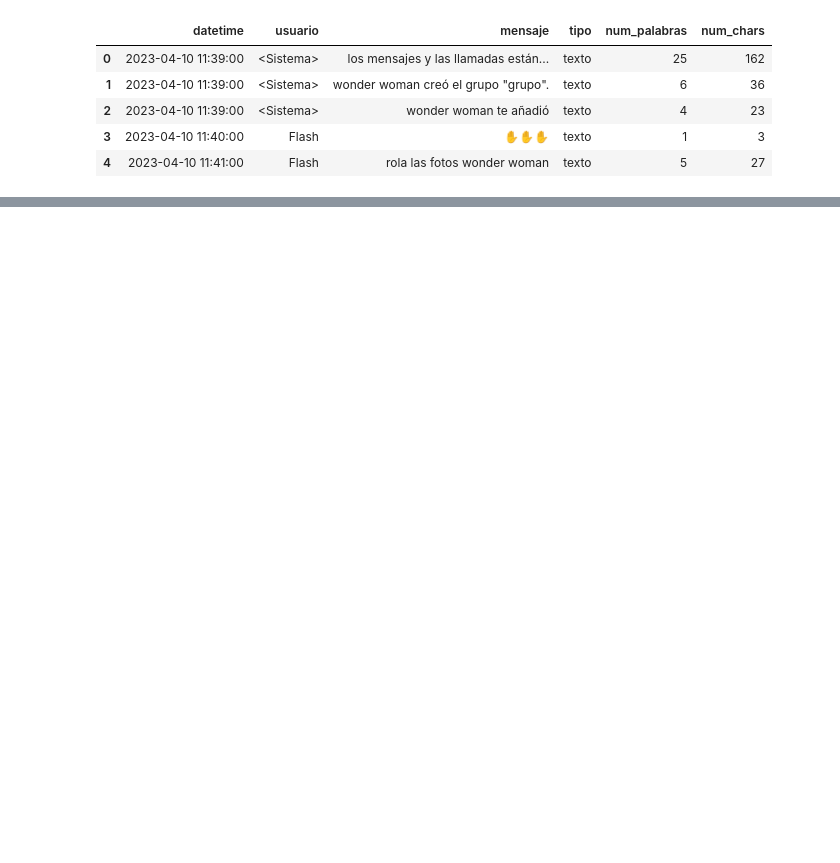
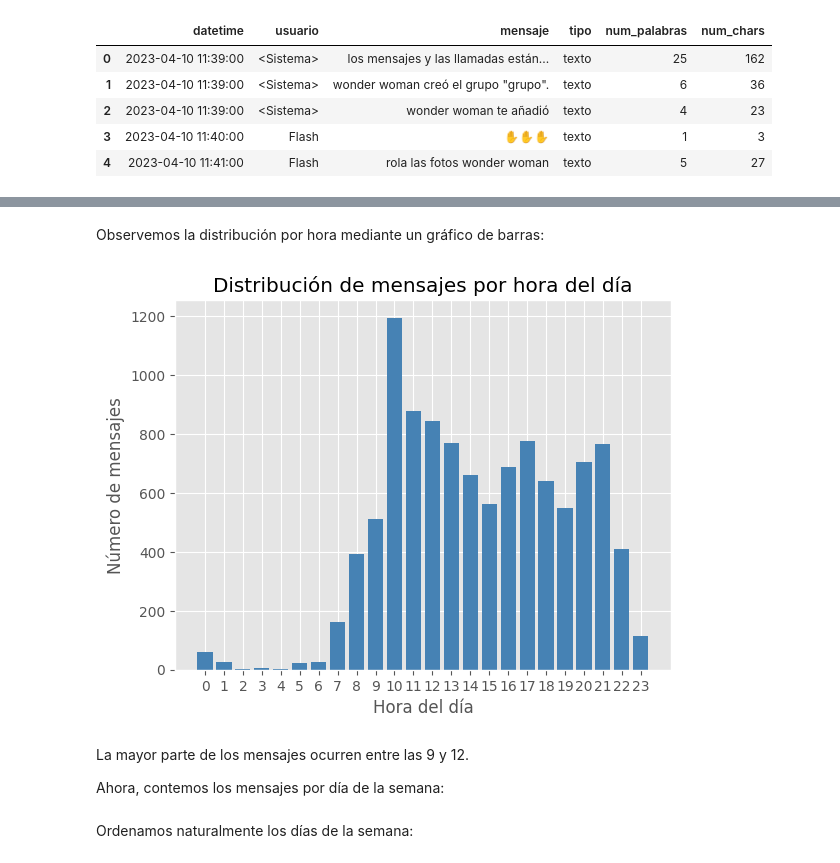
Before and after one commit to isaultirado77/whatsapp, a Jupyter notebook: notebooks/whatsapp_analysis.ipynb, the cells around one changed output, grey strips where cells are left out. Drawn from its saved outputs; the diff is of its cells as text; code cells hidden in the pictures; blank space fills up the shorter version.

```diff
--- a/notebooks/whatsapp_analysis.ipynb
+++ b/notebooks/whatsapp_analysis.ipynb
@@ -298,0 +549,3 @@ df.head()
+# %%
+df['hour'] = df['datetime'].dt.hour
+df['day_of_week'] = df['datetime'].dt.day_name(locale='es_ES')
@@ -298,0 +556,17 @@ df.head()
+# %%
+hourly_counts = df.groupby('hour').size()
+# %% [markdown]
+Observemos la distribución por hora mediante un gráfico de barras:
+# %%
+plt.bar(hourly_counts.index, hourly_counts.values, color="steelblue")
+plt.xticks(range(0,24))
+plt.xlabel("Hora del día")
+plt.ylabel("Número de mensajes")
+plt.title("Distribución de mensajes por hora del día")
+plt.show()
+# %% [output]
+[figure, added]
+# %% [markdown]
+La mayor parte de los mensajes ocurren entre las 9 y 12.
+
+Ahora, contemos los mensajes por día de la semana:
@@ -298,0 +575,2 @@ df.head()
+# %% [markdown]
+Ordenamos naturalmente los días de la semana:
```
Also changed, not shown: parts of 94 cells of this notebook.
